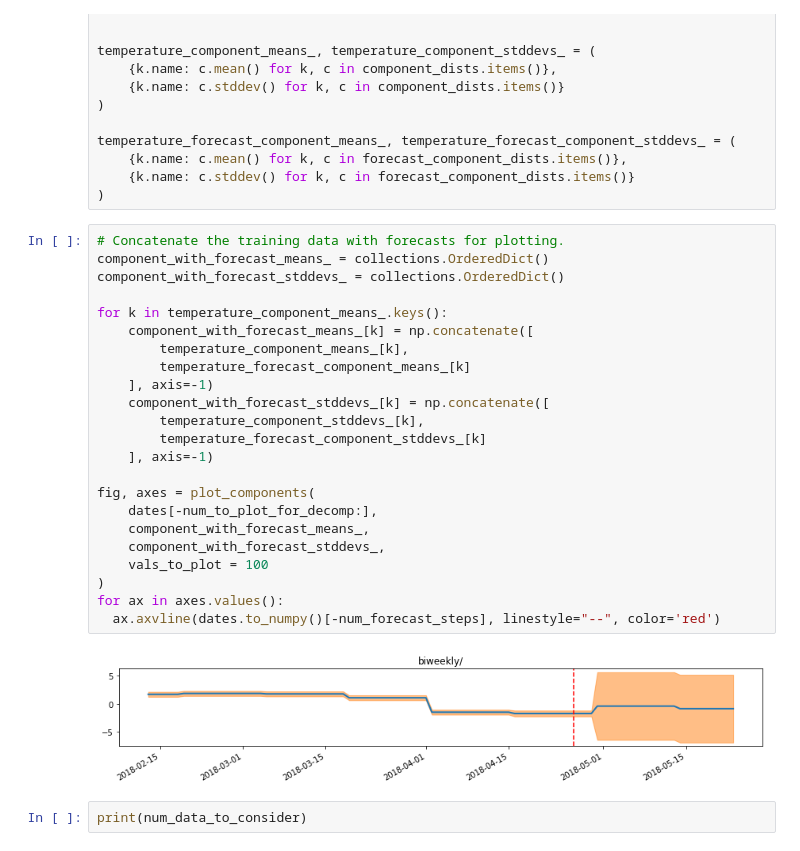
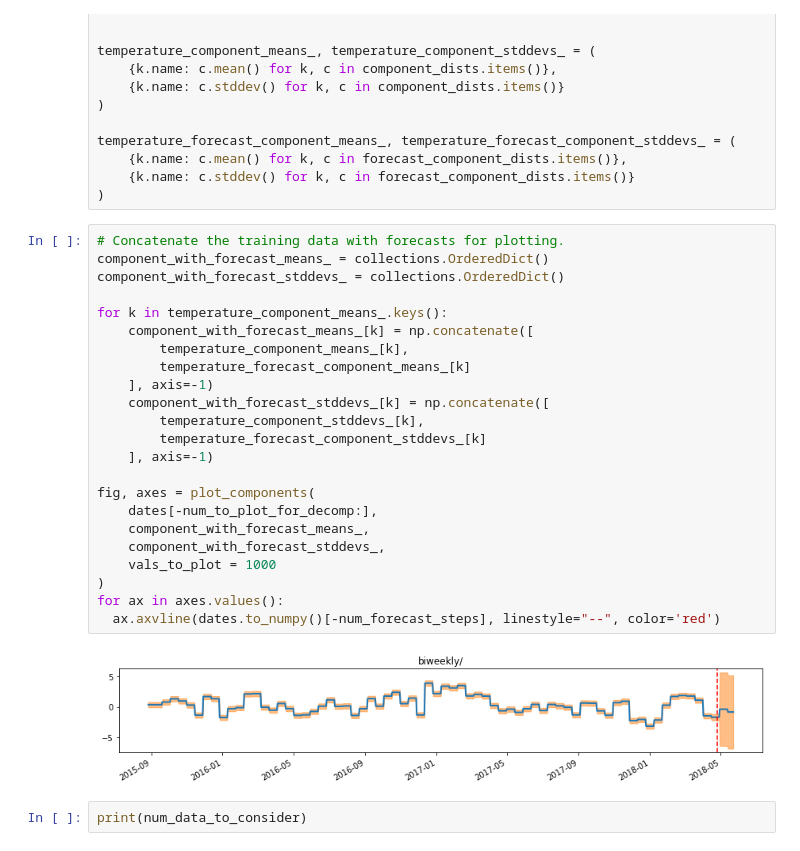
Before and after one commit to dxyang/ssr, a Jupyter notebook: STS.ipynb, the cells around one changed output. Cells and saved outputs as stored; diff of their text form.

```diff
--- a/STS.ipynb
+++ b/STS.ipynb
@@ -310,28 +310,28 @@ temperature_forecast_component_means_, temperature_forecast_component_stddevs_ =
 # %%
 # Concatenate the training data with forecasts for plotting.
 component_with_forecast_means_ = collections.OrderedDict()
 component_with_forecast_stddevs_ = collections.OrderedDict()
 
 for k in temperature_component_means_.keys():
     component_with_forecast_means_[k] = np.concatenate([
         temperature_component_means_[k],
         temperature_forecast_component_means_[k]
     ], axis=-1)
     component_with_forecast_stddevs_[k] = np.concatenate([
         temperature_component_stddevs_[k],
         temperature_forecast_component_stddevs_[k]
     ], axis=-1)
 
 fig, axes = plot_components(
     dates[-num_to_plot_for_decomp:],
     component_with_forecast_means_,
     component_with_forecast_stddevs_,
-    vals_to_plot = 100
+    vals_to_plot = 1000
 )
 for ax in axes.values():
   ax.axvline(dates.to_numpy()[-num_forecast_steps], linestyle="--", color='red')
 # %% [output]
-[figure, old version]
+[figure, new version]
 # %%
 print(num_data_to_consider)
 # %% [output]
```
